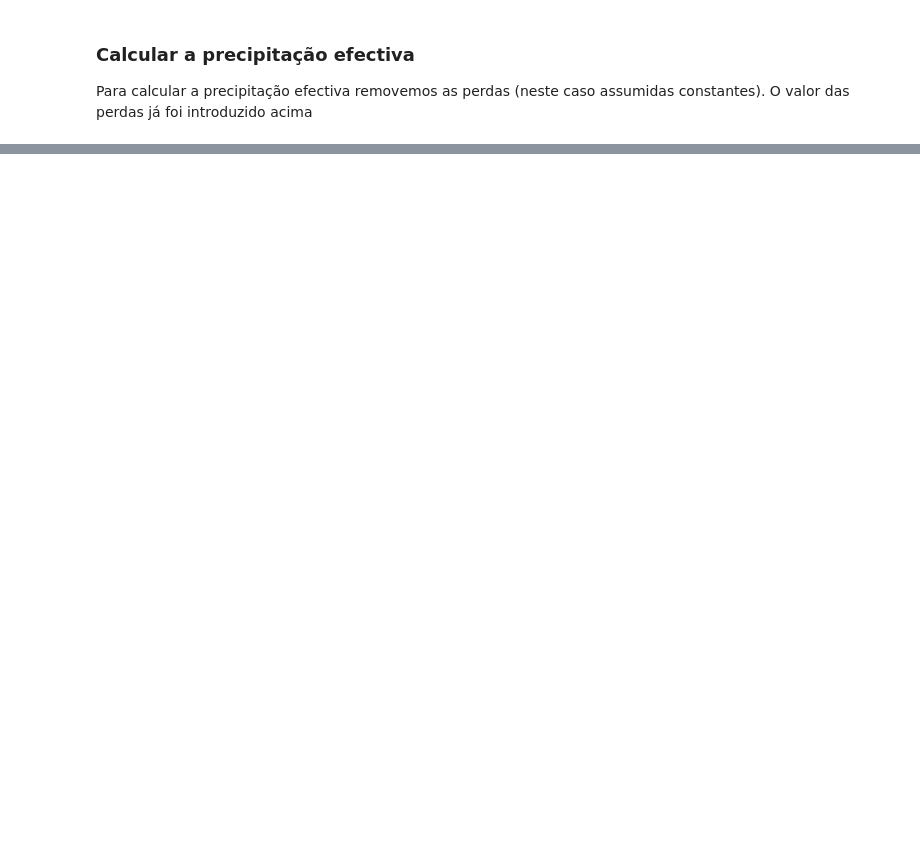
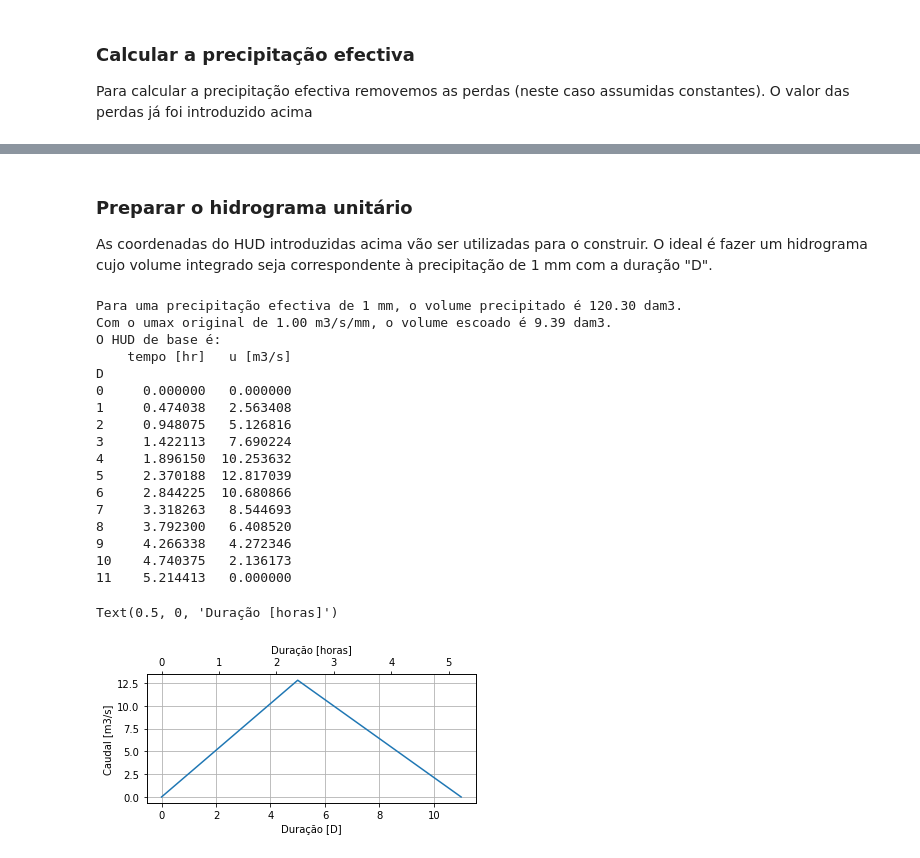
Before and after one commit to JosePedroMatos/HRH, a Jupyter notebook: P6.ipynb, the cells around one changed output, grey strips where cells are left out. Saved outputs shown, nothing was run; the diff lists cells and outputs as text; code cells hidden in the pictures; blank space fills up the shorter version.

```diff
--- a/P6.ipynb
+++ b/P6.ipynb
@@ -327,0 +328,55 @@ Para calcular a precipitação efectiva removemos as perdas (neste caso assumida
+# %% [markdown]
+### Preparar o hidrograma unitário
+As coordenadas do HUD introduzidas acima vão ser utilizadas para o construir. O ideal é fazer um hidrograma cujo volume integrado seja correspondente à precipitação de 1 mm com a duração "D".
+# %%
+# Preparação do hidrograma unitário
+
+d_hr = tc*d
+
+x_hud = np.arange(hud[0][0], hud[-1][0]+1)*d_hr
+u_hud = np.interp(x_hud, [x[0]*d_hr for x in hud], [y[1] for y in hud])
+#u_hud /= max(u_hud)
+
+vol_pe_1mm = area*1000000*0.001 # em m3
+vol_hud = sum(u_hud[1:]+u_hud[0:-1])/2*d_hr*3600 # em m3. Calculado para trapézios (as coordenadas do HUD não precisam de fazer um triângulo).
+
+hud_1mm = pd.DataFrame({'tempo [hr]': x_hud,
+             'u [m3/s]': u_hud*vol_pe_1mm/vol_hud,
+             })
+hud_1mm.index.name = 'D'
+
+print('Para uma precipitação efectiva de 1 mm, o volume precipitado é %0.2f dam3.' % (vol_pe_1mm/1000))
+print('Com o umax original de %0.2f m3/s/mm, o volume escoado é %0.2f dam3.' % (max(u_hud), vol_hud/1000))
+print('O HUD de base é:')
+print(hud_1mm)
+
+fig = plt.figure(figsize=(15*cm, 6*cm))
+    # Hietograma
+ax0 = fig.add_subplot(gs[:, :])
+ax0.plot(hud_1mm.index, hud_1mm.loc[:, 'u [m3/s]'])
+ax0.set_xlabel('Duração [D]')
+ax0.set_ylabel('Caudal [m3/s]')
+plt.grid()
+ax1 = ax0.twiny()
+ax1.set_xlim(ax0.get_xlim()[0]*d_hr, ax0.get_xlim()[1]*d_hr)
+ax1.set_xlabel('Duração [horas]')
+# %% [output]
+Para uma precipitação efectiva de 1 mm, o volume precipitado é 120.30 dam3.
+Com o umax original de 1.00 m3/s/mm, o volume escoado é 9.39 dam3.
+O HUD de base é:
+    tempo [hr]   u [m3/s]
+D
+0     0.000000   0.000000
+1     0.474038   2.563408
+2     0.948075   5.126816
+3     1.422113   7.690224
+4     1.896150  10.253632
+5     2.370188  12.817039
+6     2.844225  10.680866
+7     3.318263   8.544693
+8     3.792300   6.408520
+9     4.266338   4.272346
+10    4.740375   2.136173
+11    5.214413   0.000000
+Text(0.5, 0, 'Duração [horas]')
+[figure, added]
```
Also changed, not shown: parts of 13 cells of this notebook, 9 other files.
